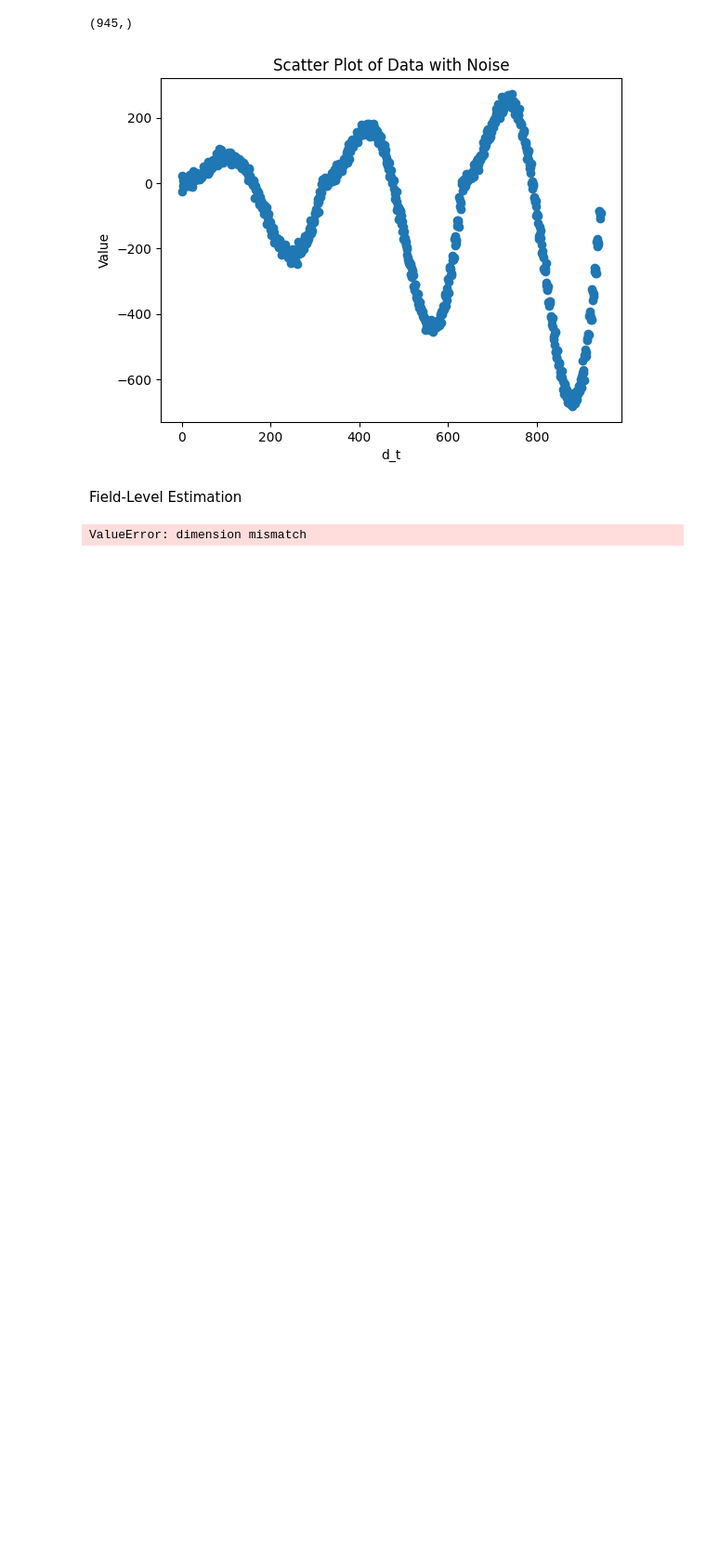
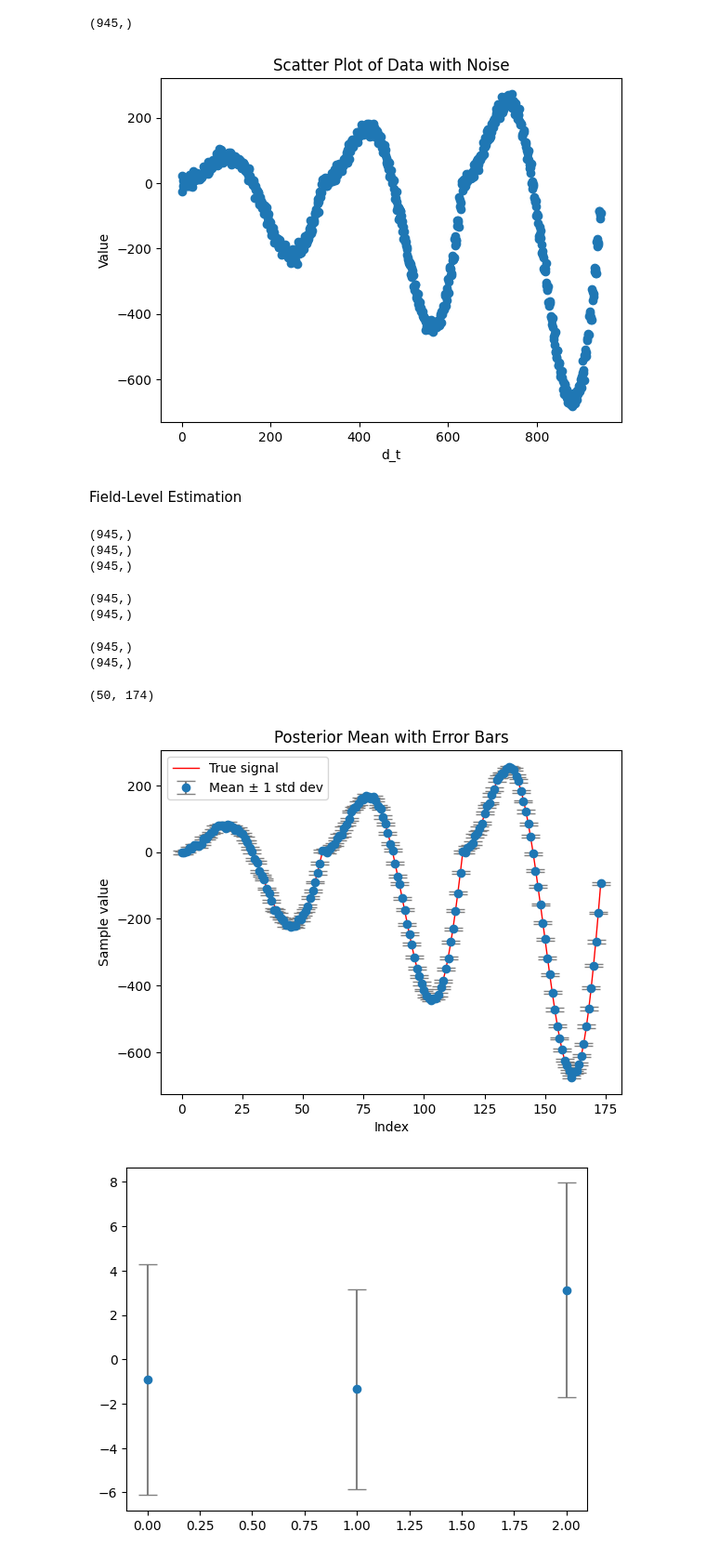
Before and after one commit to Rachel-0420/Toy-Model-for-Field-Level, a Jupyter notebook: SPT-3G_simulation.ipynb, the cells around one changed output. Shown at 93% size. Saved outputs shown, nothing was run; the diff lists cells and outputs as text; code cells hidden in the pictures; blank space fills up the shorter version.

```diff
--- a/SPT-3G_simulation.ipynb
+++ b/SPT-3G_simulation.ipynb
@@ -138,9 +138,10 @@ plt.show()
 # %% [markdown]
 Field-Level Estimation
 # %%
+PM_converted = jnp.array(PM.toarray())
 def model_func():
-        s = numpyro.sample("s", dist.Uniform(low=jnp.full(58,-800), high=jnp.full(58,300)))
-        d = PM @ s
+        s = numpyro.sample("s", dist.Uniform(low=jnp.full(174,-800), high=jnp.full(174,300)))
+        d = PM_converted @ s
         print(d.shape)
         d_noised = numpyro.sample("d_noised", dist.Normal(d,10.), obs=Data)
         return d_noised
@@ -150,4 +151,47 @@ nuts_kernel = NUTS(model_func)
 mcmc = MCMC(nuts_kernel, num_warmup=50, num_samples=50)
 mcmc.run(rng_key)
 # %% [output]
-ValueError: dimension mismatch
+(945,)
+(945,)
+(945,)
+(945,)
+(945,)
+# %%
+trace = az.from_numpyro(mcmc)
+# %% [output]
+(945,)
+(945,)
+# %%
+
+trace.posterior['s'].squeeze().shape
+# %% [output]
+(50, 174)
+# %%
+s_samples = trace.posterior['s'].squeeze().values  # shape: (100, 25)
+s_mean = np.mean(s_samples, axis=0)                  # shape: (25,)
+s_std = np.std(s_samples, axis=0)                    # shape: (25,)
+
+x = np.arange(len(s_mean))
+
+plt.errorbar(x, s_mean, yerr=s_std, fmt='o', ecolor='gray', capsize=7,
+             label='Mean ± 1 std dev')
+plt.plot(signal, color='red', lw=1, label='True signal')
+plt.legend()
+plt.xlabel('Index')
+plt.ylabel('Sample value')
+plt.title('Posterior Mean with Error Bars')
+plt.show()
+
+plt.errorbar(x[0:3], s_mean[0:3], yerr=s_std[0:3], fmt='o', ecolor='gray', capsize=7,
+             label='Mean ± 1 std dev')
+plt.show()
+
+for i in range(50):
+    plt.plot(trace.posterior['s'].squeeze()[i,:], color='gray', alpha=0.5, lw=1.0)
+    plt.plot(trace.posterior['s'].squeeze()[i,:]-signal, color='blue', alpha=0.5, lw=1.0)
+plt.plot(signal, color='red', lw=0.5)
+plt.legend()
+plt.show()
+# %% [output]
+[figure, added]
+[figure, added]
```
Also changed, not shown: parts of 2 cells of this notebook.
